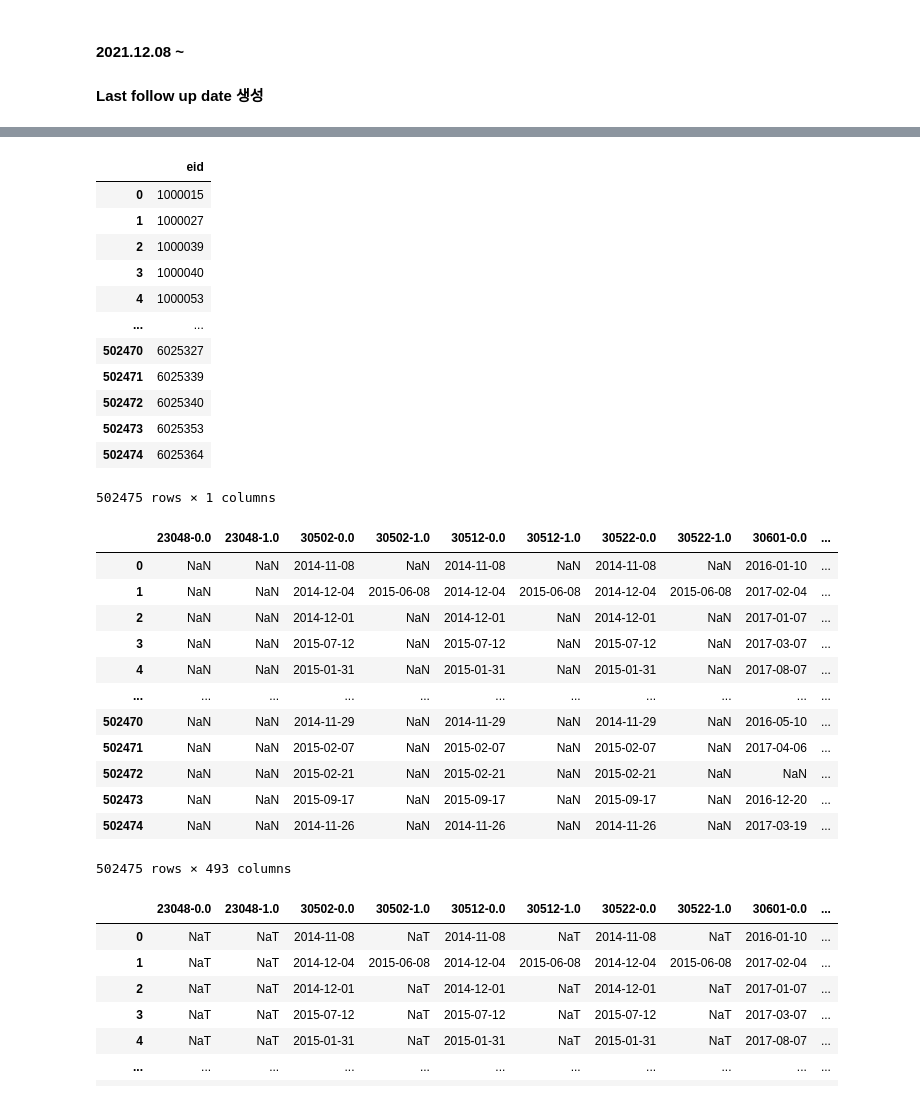
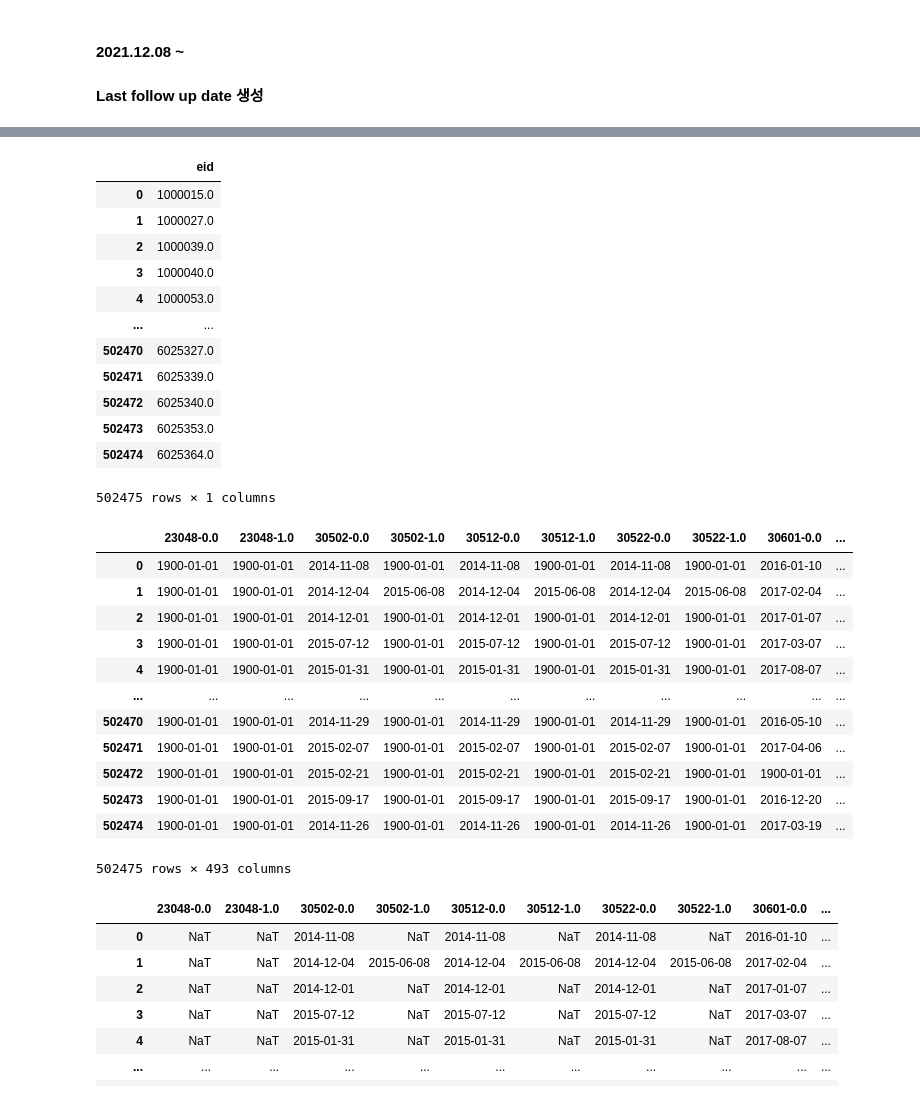
Before and after one commit to ZIO-KIM/SNUlab, a Jupyter notebook: UKBiobank_preprocess.ipynb, the cells around one changed output, grey strips where cells are left out. Cells and saved outputs as stored; diff of their text form; code cells hidden in the pictures.

```diff
--- a/UKBiobank_preprocess.ipynb
+++ b/UKBiobank_preprocess.ipynb
@@ -401,0 +402,5 @@ date_merged
+# %%
+# null을 다 1900-01-01로 채우고, 날짜 -> 문자로 바꿔서 sas에서 가져온 데이터셋
+
+date_changed = pd.read_sas('SAS\\UKB_DATE_MERGED_DATETIME2.sas7bdat', format = 'sas7bdat', encoding = 'cp1252')
+date_changed
@@ -402,39 +421,39 @@ date_merged
 # %%
-df = date_merged.copy()
+df = date_changed.copy()
 # %%
 id_tmp = df[['eid']]
 # %%
 id_tmp
 # %% [output]
 |  | eid |
-| 0 | 1000015 |
-| 1 | 1000027 |
-| 2 | 1000039 |
-| 3 | 1000040 |
-| 4 | 1000053 |
+| 0 | 1000015.0 |
+| 1 | 1000027.0 |
+| 2 | 1000039.0 |
+| 3 | 1000040.0 |
+| 4 | 1000053.0 |
 | ... | ... |
-| 502470 | 6025327 |
-| 502471 | 6025339 |
-| 502472 | 6025340 |
-| 502473 | 6025353 |
-| 502474 | 6025364 |
+| 502470 | 6025327.0 |
+| 502471 | 6025339.0 |
+| 502472 | 6025340.0 |
+| 502473 | 6025353.0 |
+| 502474 | 6025364.0 |
 502475 rows × 1 columns
 # %%
-df.drop(['eid', 'eid_num', 'last_followup_date'], axis = 1, inplace = True)
+df.drop(['eid'], axis = 1, inplace = True)
 df
 # %% [output]
 |  | 23048-0.0 | 23048-1.0 | 30502-0.0 | 30502-1.0 | 30512-0.0 | 30512-1.0 | 30522-0.0 | 30522-1.0 | 30601-0.0 | ... |
-| 0 | NaN | NaN | 2014-11-08 | NaN | 2014-11-08 | NaN | 2014-11-08 | NaN | 2016-01-10 | ... |
-| 1 | NaN | NaN | 2014-12-04 | 2015-06-08 | 2014-12-04 | 2015-06-08 | 2014-12-04 | 2015-06-08 | 2017-02-04 | ... |
-| 2 | NaN | NaN | 2014-12-01 | NaN | 2014-12-01 | NaN | 2014-12-01 | NaN | 2017-01-07 | ... |
-| 3 | NaN | NaN | 2015-07-12 | NaN | 2015-07-12 | NaN | 2015-07-12 | NaN | 2017-03-07 | ... |
-| 4 | NaN | NaN | 2015-01-31 | NaN | 2015-01-31 | NaN | 2015-01-31 | NaN | 2017-08-07 | ... |
+| 0 | 1900-01-01 | 1900-01-01 | 2014-11-08 | 1900-01-01 | 2014-11-08 | 1900-01-01 | 2014-11-08 | 1900-01-01 | 2016-01-10 | ... |
+| 1 | 1900-01-01 | 1900-01-01 | 2014-12-04 | 2015-06-08 | 2014-12-04 | 2015-06-08 | 2014-12-04 | 2015-06-08 | 2017-02-04 | ... |
+| 2 | 1900-01-01 | 1900-01-01 | 2014-12-01 | 1900-01-01 | 2014-12-01 | 1900-01-01 | 2014-12-01 | 1900-01-01 | 2017-01-07 | ... |
+| 3 | 1900-01-01 | 1900-01-01 | 2015-07-12 | 1900-01-01 | 2015-07-12 | 1900-01-01 | 2015-07-12 | 1900-01-01 | 2017-03-07 | ... |
+| 4 | 1900-01-01 | 1900-01-01 | 2015-01-31 | 1900-01-01 | 2015-01-31 | 1900-01-01 | 2015-01-31 | 1900-01-01 | 2017-08-07 | ... |
 | ... | ... | ... | ... | ... | ... | ... | ... | ... | ... | ... |
-| 502470 | NaN | NaN | 2014-11-29 | NaN | 2014-11-29 | NaN | 2014-11-29 | NaN | 2016-05-10 | ... |
-| 502471 | NaN | NaN | 2015-02-07 | NaN | 2015-02-07 | NaN | 2015-02-07 | NaN | 2017-04-06 | ... |
-| 502472 | NaN | NaN | 2015-02-21 | NaN | 2015-02-21 | NaN | 2015-02-21 | NaN | NaN | ... |
-| 502473 | NaN | NaN | 2015-09-17 | NaN | 2015-09-17 | NaN | 2015-09-17 | NaN | 2016-12-20 | ... |
-| 502474 | NaN | NaN | 2014-11-26 | NaN | 2014-11-26 | NaN | 2014-11-26 | NaN | 2017-03-19 | ... |
+| 502470 | 1900-01-01 | 1900-01-01 | 2014-11-29 | 1900-01-01 | 2014-11-29 | 1900-01-01 | 2014-11-29 | 1900-01-01 | 2016-05-10 | ... |
+| 502471 | 1900-01-01 | 1900-01-01 | 2015-02-07 | 1900-01-01 | 2015-02-07 | 1900-01-01 | 2015-02-07 | 1900-01-01 | 2017-04-06 | ... |
+| 502472 | 1900-01-01 | 1900-01-01 | 2015-02-21 | 1900-01-01 | 2015-02-21 | 1900-01-01 | 2015-02-21 | 1900-01-01 | 1900-01-01 | ... |
+| 502473 | 1900-01-01 | 1900-01-01 | 2015-09-17 | 1900-01-01 | 2015-09-17 | 1900-01-01 | 2015-09-17 | 1900-01-01 | 2016-12-20 | ... |
+| 502474 | 1900-01-01 | 1900-01-01 | 2014-11-26 | 1900-01-01 | 2014-11-26 | 1900-01-01 | 2014-11-26 | 1900-01-01 | 2017-03-19 | ... |
 502475 rows × 493 columns
 # %%
 df['30502-0.0'][0]
```
Also changed, not shown: parts of 10 cells of this notebook.
